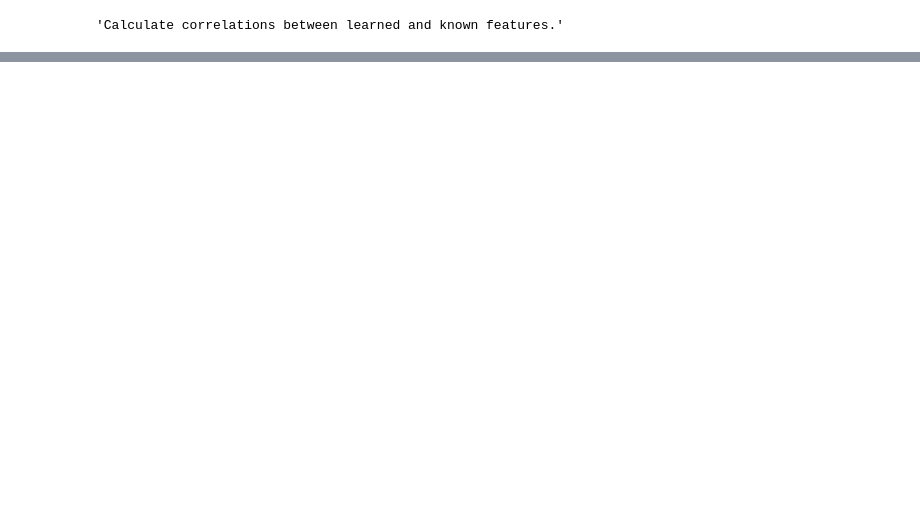
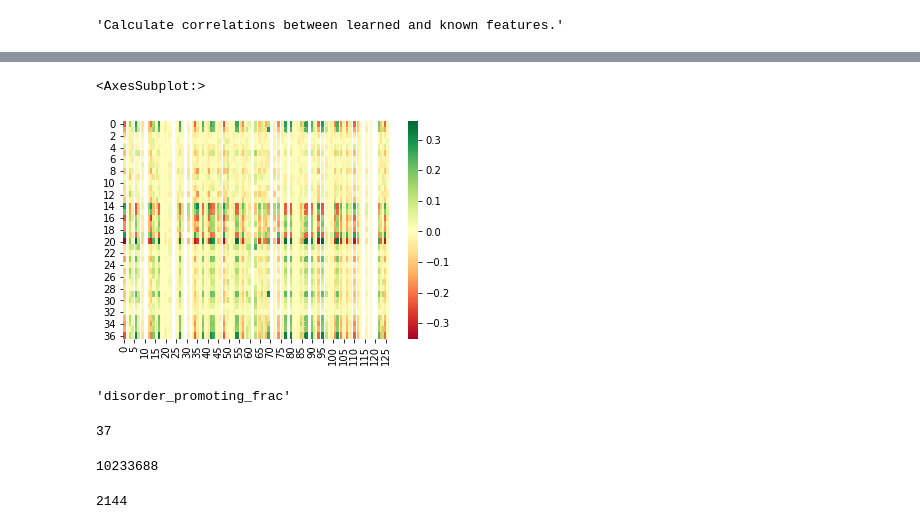
Before and after one commit to Discovery-IDRs/predIDR, a Jupyter notebook: analysis/models_representation/feature_correlations/feature_correlations_new_draft.ipynb, the cells around one changed output, grey strips where cells are left out. Drawn from its saved outputs; the diff is of its cells as text; code cells hidden in the pictures; blank space fills up the shorter version.

```diff
--- a/analysis/models_representation/feature_correlations/feature_correlations_new_draft.ipynb
+++ b/analysis/models_representation/feature_correlations/feature_correlations_new_draft.ipynb
@@ -123,0 +199,23 @@ for model_key in model_dict:
+# %%
+# 3_6_1
+import matplotlib.pyplot as plt
+import seaborn as sns
+
+#plt.subplots(figsize=(20,20))
+sns.heatmap(model_corr['mobidb-pdb_cnn_3_6_1'], cmap='RdYlGn')
+#sns.heatmap(model_corr['mobidb-pdb_cnn_3_6_1'], xticklabels=range(1,129), yticklabels=feature_dict.keys(), cmap='RdYlGn')
+# %% [output]
+<AxesSubplot:>
+[figure, added]
+# %%
+feature_keys = []
+for key in feature_dict:
+    feature_keys.append(key)
+
+feature_keys[20]
+# %% [output]
+'disorder_promoting_frac'
+# %%
+len(record_arrays['mobidb-pdb_cnn_3_6_1'][1])
+# %% [output]
+37
@@ -123,0 +242,8 @@ for model_key in model_dict:
+# %%
+len(model_learned_features_array[0])
+# %% [output]
+10233688
+# %%
+len(model_learned_features_lst[0])
+# %% [output]
+2144
```
Also changed, not shown: parts of 24 cells of this notebook.
